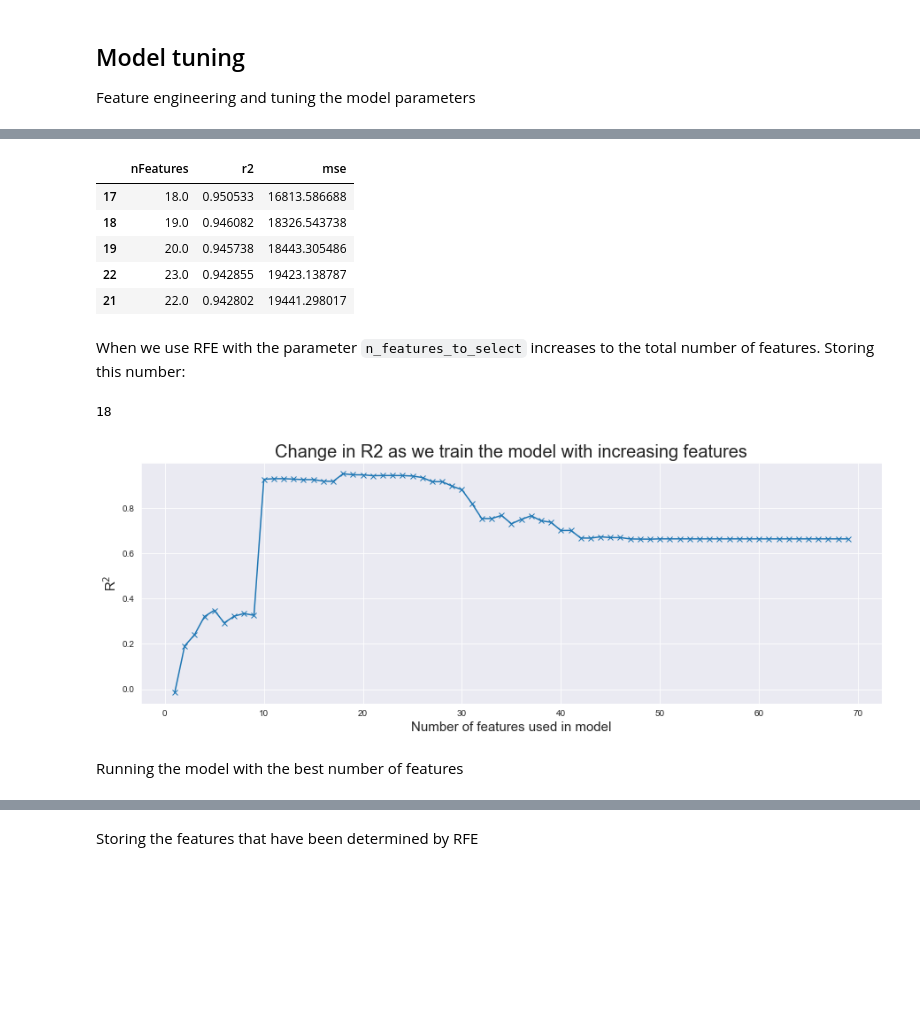
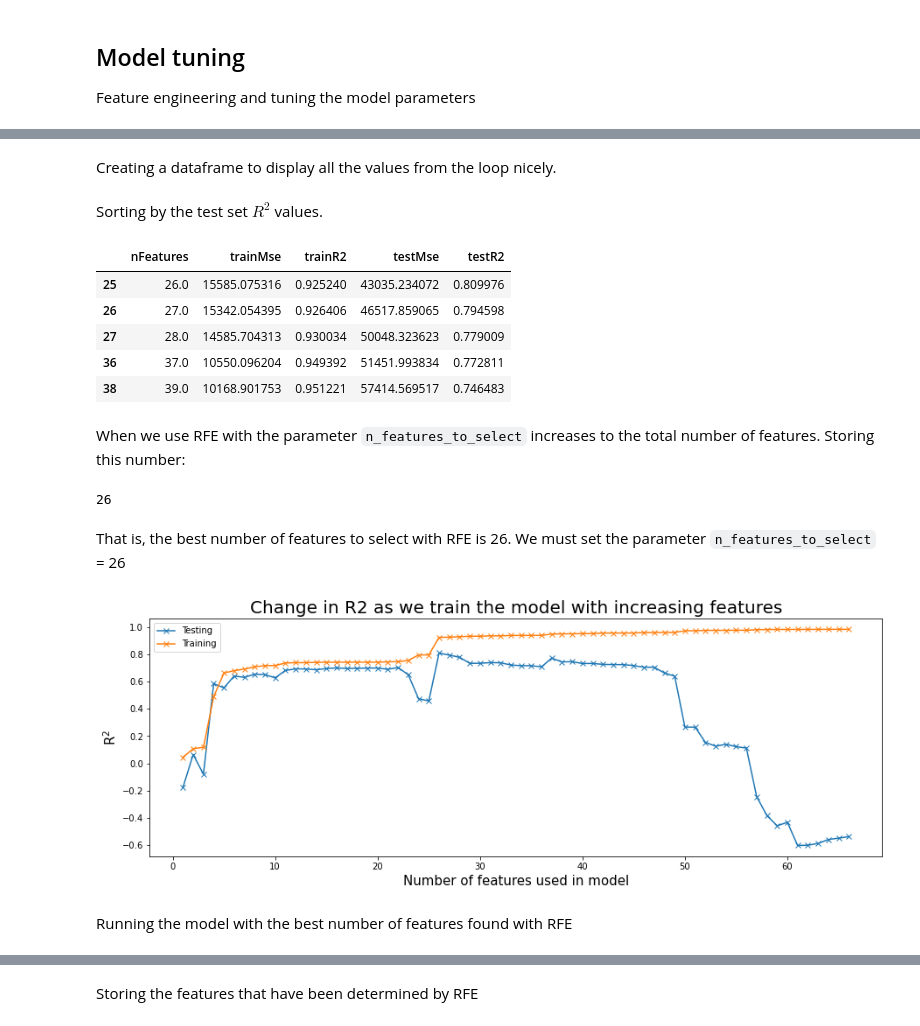
Before and after one commit to walthersy/NSW-house-price, a Jupyter notebook: Chris- Main Notebook.ipynb, the cells around one changed output, grey strips where cells are left out. Cells and saved outputs as stored; diff of their text form; code cells hidden in the pictures; blank space fills up the shorter version.

Commit message:
LR model
added mark down for all sections except last. Need issues resolved first. Asking group mates on their opinion.

```diff
--- a/Chris- Main Notebook.ipynb
+++ b/Chris- Main Notebook.ipynb
@@ -631,0 +492,9 @@ from sklearn.feature_selection import RFE
+# %%
+trainR2= []
+trainMse = []
+
+testR2 = []
+testMse = []
+
+nFeatures = []
+topFeatures = []
@@ -632,56 +508,66 @@ from sklearn.feature_selection import RFE
 # %%
-r2= []
-mse = []
-nFeatures = []
-topFeatures = []
 for i in range(1,len(X_train.columns),1):
     lrRFE = LinearRegression()
     rfe = RFE(estimator= lrRFE, n_features_to_select = i, step = 1)
     rfe.fit(X_train, y_train)
 
-    y_predict = rfe.predict(X_test)
+    trainPred = rfe.predict(X_train)
+    lrRFE_trainMse = mean_squared_error(trainPred, y_train)
+    lrRFE_trainR2 = r2_score(y_train, trainPred )
 
-
-    lrRFE_mse = ((np.array(y_test)-y_predict )**2).sum()/len(y_test)
-    lrRFE_r2 = r2_score(y_test, y_predict )
+    testPred = rfe.predict(X_test)
+    lrRFE_testMse = mean_squared_error(testPred, y_test)
+    lrRFE_testR2 = r2_score(y_test, testPred )
 
     topFeatures.append(list(X_train.columns[rfe.support_ ==True]))
 
-    r2.append(lrRFE_r2)
-    mse.append(lrRFE_mse)
+    testR2.append(lrRFE_testR2)
+    testMse.append(lrRFE_testMse)
+
+    trainR2.append(lrRFE_trainR2)
+    trainMse.append(lrRFE_trainMse)
+
     nFeatures.append(i)
+# %% [markdown]
+Creating a dataframe to display all the values from the loop nicely.
 # %%
-rfeTune = pd.DataFrame([nFeatures, r2,mse]).T
+rfeTune = pd.DataFrame([nFeatures, trainMse ,trainR2, testMse, testR2 ]).T
 # %%
-rfeTune = rfeTune.rename(columns={0:'nFeatures',1:'r2', 2:'mse'})
+rfeTune = rfeTune.rename(columns={0:'nFeatures',1:'trainMse', 2:'trainR2', 3:'testMse', 4:'testR2'})
+# %% [markdown]
+Sorting by the test set $R^2$ values.
 # %%
-rfeTune.sort_values(ascending=False, by= 'r2').head()
+rfeTune.sort_values(ascending=False, by= 'testR2').head()
 # %% [output]
-|  | nFeatures | r2 | mse |
-| 17 | 18.0 | 0.950533 | 16813.586688 |
-| 18 | 19.0 | 0.946082 | 18326.543738 |
-| 19 | 20.0 | 0.945738 | 18443.305486 |
-| 22 | 23.0 | 0.942855 | 19423.138787 |
-| 21 | 22.0 | 0.942802 | 19441.298017 |
+|  | nFeatures | trainMse | trainR2 | testMse | testR2 |
+| 25 | 26.0 | 15585.075316 | 0.925240 | 43035.234072 | 0.809976 |
+| 26 | 27.0 | 15342.054395 | 0.926406 | 46517.859065 | 0.794598 |
+| 27 | 28.0 | 14585.704313 | 0.930034 | 50048.323623 | 0.779009 |
+| 36 | 37.0 | 10550.096204 | 0.949392 | 51451.993834 | 0.772811 |
+| 38 | 39.0 | 10168.901753 | 0.951221 | 57414.569517 | 0.746483 |
 # %% [markdown]
 When we use RFE with the parameter `n_features_to_select` increases to the total number of features. Storing this number:
 # %%
-bestNfeatures = int(rfeTune.sort_values(ascending=False, by= 'r2')['nFeatures'].iloc[0])
+bestNfeatures = int(rfeTune.sort_values(ascending=False, by= 'testR2')['nFeatures'].iloc[0])
 bestNfeatures
 # %% [output]
-18
+26
+# %% [markdown]
+That is, the best number of features to select with RFE is 26. We must set the parameter `n_features_to_select` = 26
 # %%
 # Plot the relationship
 plt.figure(figsize=(15,5))
-plt.plot(rfeTune['nFeatures'], rfeTune['r2'], marker='x')
+plt.plot(rfeTune['nFeatures'], rfeTune['testR2'], marker='x', label = 'Testing')
+plt.plot(rfeTune['nFeatures'], rfeTune['trainR2'], marker='x', label = 'Training')
 plt.xlabel('Number of features used in model', size=15)
 plt.ylabel('R$^2$',size=15)
 plt.title('Change in R2 as we train the model with increasing features', size=20)
+plt.legend()
 plt.show()
 # %% [output]
-[figure, old version]
+[figure, new version]
 # %% [markdown]
-Running the model with the best number of features
+Running the model with the best number of features found with RFE
 # %%
 lrRFE = LinearRegression()
 rfe = RFE(estimator= lrRFE, n_features_to_select = bestNfeatures , step = 1)
```
Also changed, not shown: parts of 170 cells of this notebook.
